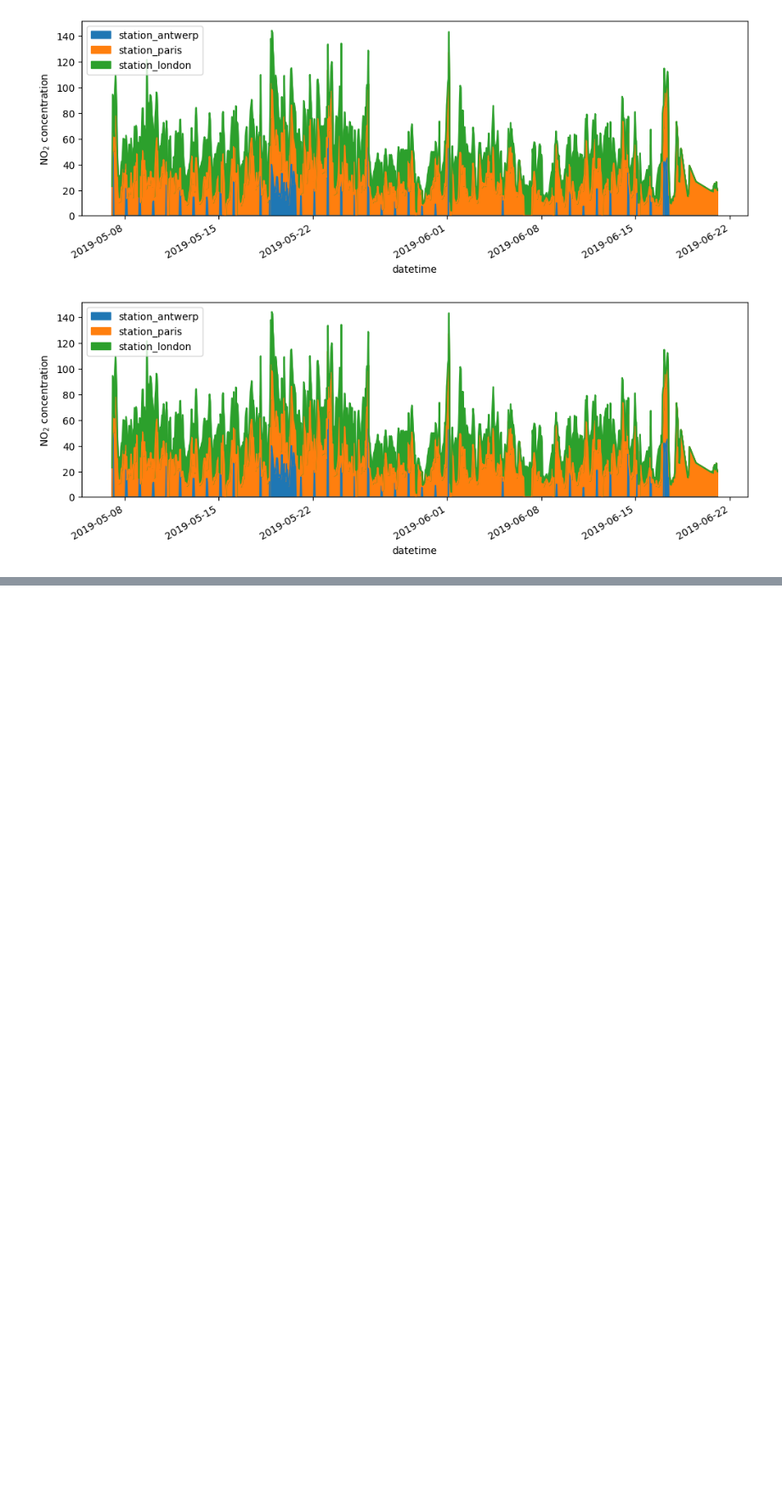
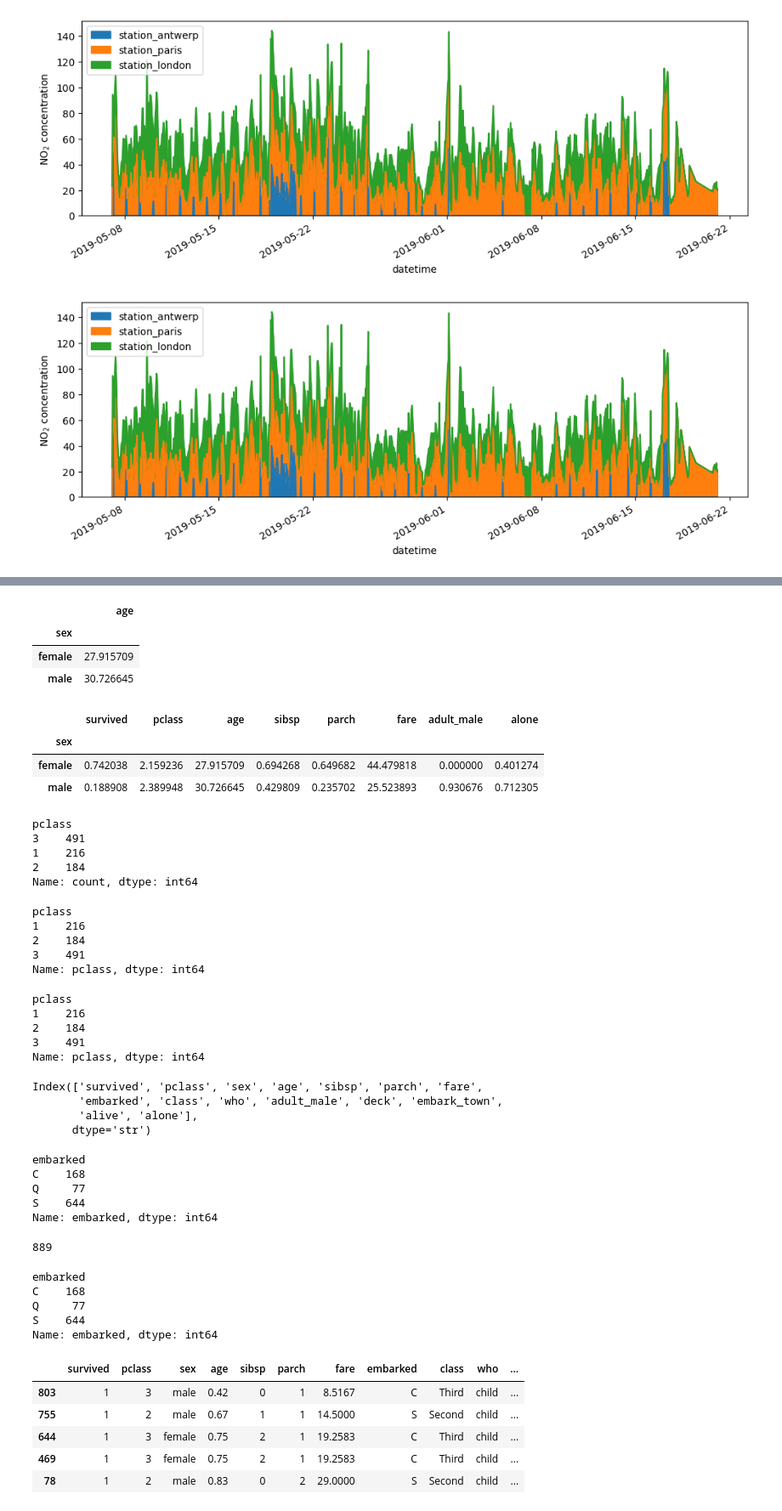
Before and after one commit to AltafHussain533/pandas-for-data-science, a Jupyter notebook: pandas.ipynb, the cells around one changed output, grey strips where cells are left out. Shown at 85% size. Cells and saved outputs as stored; diff of their text form; code cells hidden in the pictures; blank space fills up the shorter version.

```diff
--- a/pandas.ipynb
+++ b/pandas.ipynb
@@ -362,0 +365,3 @@ plt.show()                                      # Display the plot
+# %%
+titanic = pd.read_csv("data/titanic.csv")
+titanic.head()
@@ -362,0 +411,74 @@ plt.show()                                      # Display the plot
+# %%
+titanic[["sex", "age"]].groupby("sex").mean()
+# %% [output]
+|  | age |
+| sex |  |
+| female | 27.915709 |
+| male | 30.726645 |
+# %%
+titanic.groupby("sex").mean(numeric_only=True)
+# %% [output]
+|  | survived | pclass | age | sibsp | parch | fare | adult_male | alone |
+| sex |  |  |  |  |  |  |  |  |
+| female | 0.742038 | 2.159236 | 27.915709 | 0.694268 | 0.649682 | 44.479818 | 0.000000 | 0.401274 |
+| male | 0.188908 | 2.389948 | 30.726645 | 0.429809 | 0.235702 | 25.523893 | 0.930676 | 0.712305 |
+# %%
+titanic["pclass"].value_counts()
+# %% [output]
+pclass
+3    491
+1    216
+2    184
+Name: count, dtype: int64
+# %%
+titanic.groupby("pclass")["pclass"].count()
+# %% [output]
+pclass
+1    216
+2    184
+3    491
+Name: pclass, dtype: int64
+# %%
+titanic.groupby("pclass")["pclass"].size()
+# %% [output]
+pclass
+1    216
+2    184
+3    491
+Name: pclass, dtype: int64
+# %%
+titanic.columns
+# %% [output]
+Index(['survived', 'pclass', 'sex', 'age', 'sibsp', 'parch', 'fare',
+       'embarked', 'class', 'who', 'adult_male', 'deck', 'embark_town',
+       'alive', 'alone'],
+      dtype='str')
+# %%
+titanic.groupby("embarked")["embarked"].count()
+# %% [output]
+embarked
+C    168
+Q     77
+S    644
+Name: embarked, dtype: int64
+# %%
+168+77+644
+# %% [output]
+889
+# %%
+titanic.groupby("embarked")["embarked"].size()
+# %% [output]
+embarked
+C    168
+Q     77
+S    644
+Name: embarked, dtype: int64
+# %%
+titanic.sort_values(by="age",ascending=True).head()
+# %% [output]
+|  | survived | pclass | sex | age | sibsp | parch | fare | embarked | class | who | ... |
+| 803 | 1 | 3 | male | 0.42 | 0 | 1 | 8.5167 | C | Third | child | ... |
+| 755 | 1 | 2 | male | 0.67 | 1 | 1 | 14.5000 | S | Second | child | ... |
+| 644 | 1 | 3 | female | 0.75 | 2 | 1 | 19.2583 | C | Third | child | ... |
+| 469 | 1 | 3 | female | 0.75 | 2 | 1 | 19.2583 | C | Third | child | ... |
+| 78 | 1 | 2 | male | 0.83 | 0 | 2 | 29.0000 | S | Second | child | ... |
```
Also changed, not shown: parts of 7 cells of this notebook, 1 other file.
